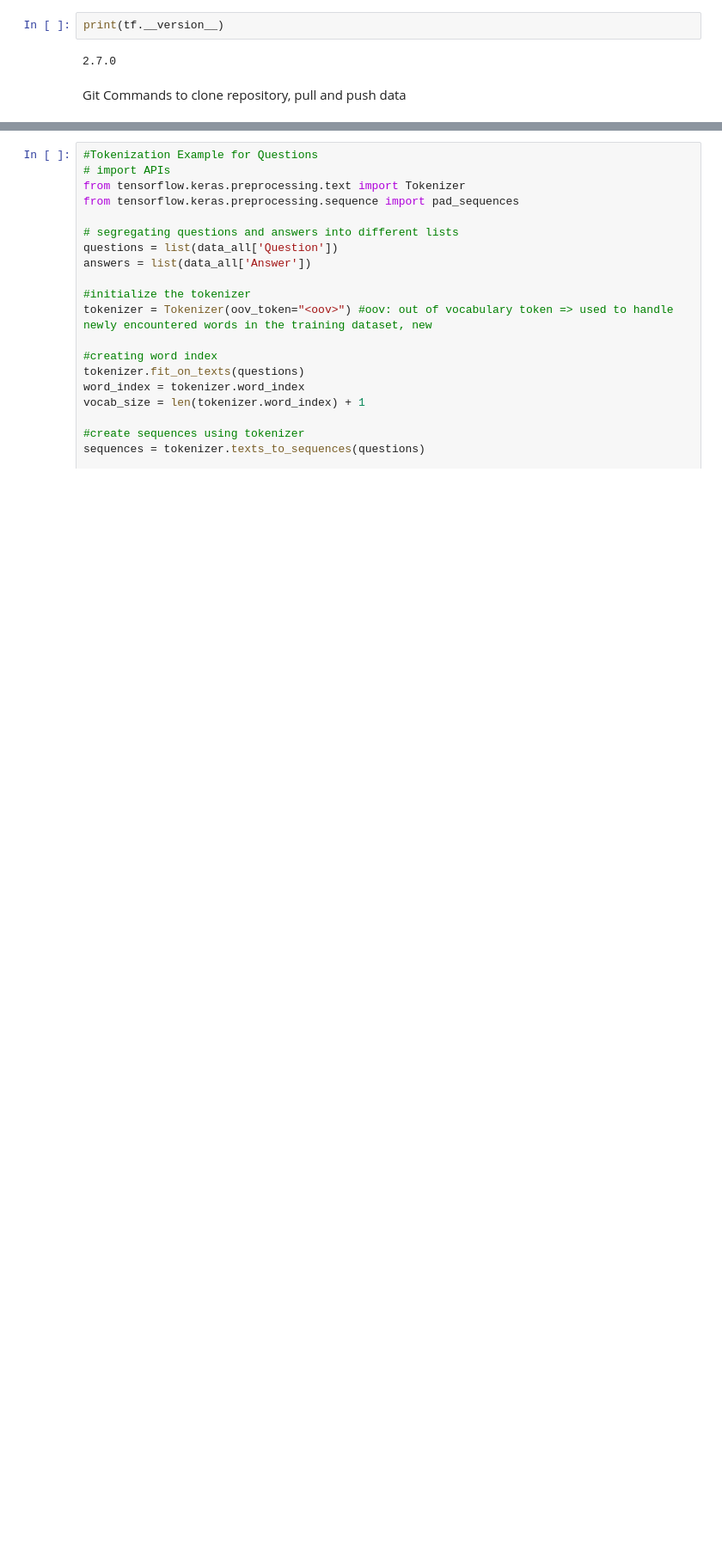
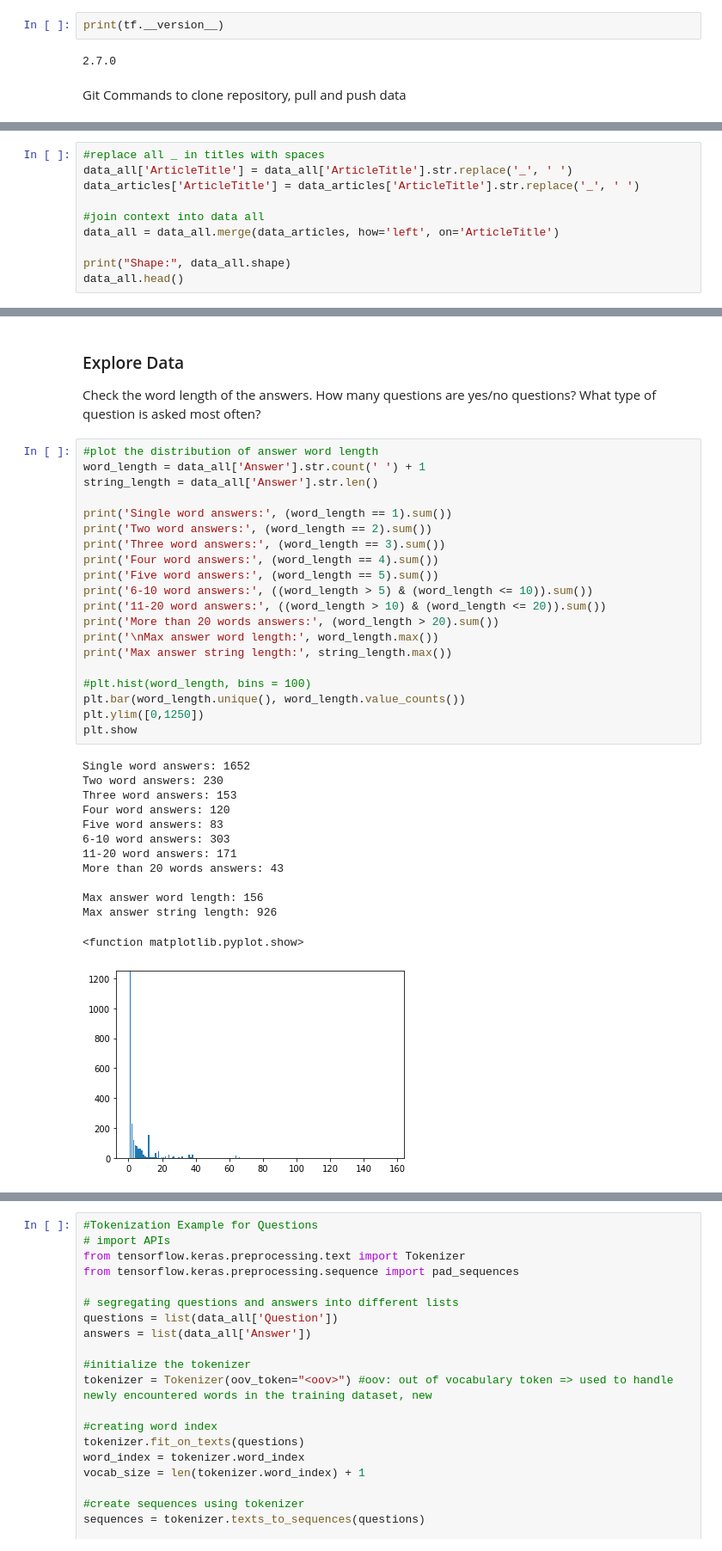
Before and after one commit to aanchal0431/chatbot, a Jupyter notebook: SEP_728_Chatbot.ipynb, the cells around one changed output, grey strips where cells are left out. Shown: that part at 86% size. Drawn from its saved outputs; the diff is of its cells as text; blank space fills up the shorter version.

```diff
--- a/SEP_728_Chatbot.ipynb
+++ b/SEP_728_Chatbot.ipynb
@@ -112,0 +176,10 @@ data_all.head()
+# %%
+#replace all _ in titles with spaces
+data_all['ArticleTitle'] = data_all['ArticleTitle'].str.replace('_', ' ')
+data_articles['ArticleTitle'] = data_articles['ArticleTitle'].str.replace('_', ' ')
+
+#join context into data all
+data_all = data_all.merge(data_articles, how='left', on='ArticleTitle')
+
+print("Shape:", data_all.shape)
+data_all.head()
@@ -112,0 +194,37 @@ data_all.head()
+# %% [markdown]
+### Explore Data
+Check the word length of the answers. How many questions are yes/no questions? What type of question is asked most often?
+# %%
+#plot the distribution of answer word length
+word_length = data_all['Answer'].str.count(' ') + 1
+string_length = data_all['Answer'].str.len()
+
+print('Single word answers:', (word_length == 1).sum())
+print('Two word answers:', (word_length == 2).sum())
+print('Three word answers:', (word_length == 3).sum())
+print('Four word answers:', (word_length == 4).sum())
+print('Five word answers:', (word_length == 5).sum())
+print('6-10 word answers:', ((word_length > 5) & (word_length <= 10)).sum())
+print('11-20 word answers:', ((word_length > 10) & (word_length <= 20)).sum())
+print('More than 20 words answers:', (word_length > 20).sum())
+print('\nMax answer word length:', word_length.max())
+print('Max answer string length:', string_length.max())
+
+#plt.hist(word_length, bins = 100)
+plt.bar(word_length.unique(), word_length.value_counts())
+plt.ylim([0,1250])
+plt.show
+# %% [output]
+Single word answers: 1652
+Two word answers: 230
+Three word answers: 153
+Four word answers: 120
+Five word answers: 83
+6-10 word answers: 303
+11-20 word answers: 171
+More than 20 words answers: 43
+
+Max answer word length: 156
+Max answer string length: 926
+<function matplotlib.pyplot.show>
+[figure, added]
```
Also changed, not shown: parts of 32 cells of this notebook.
